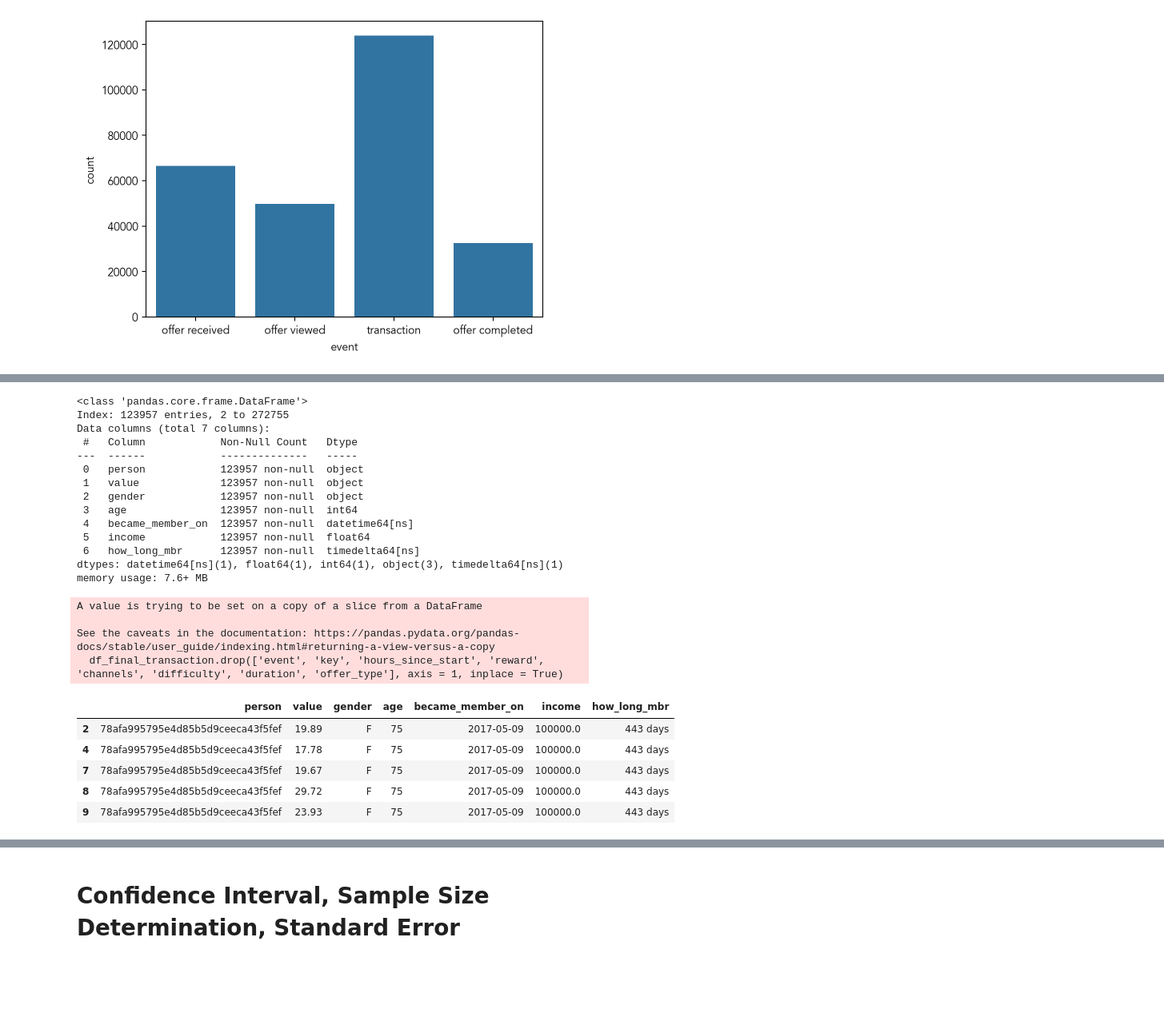
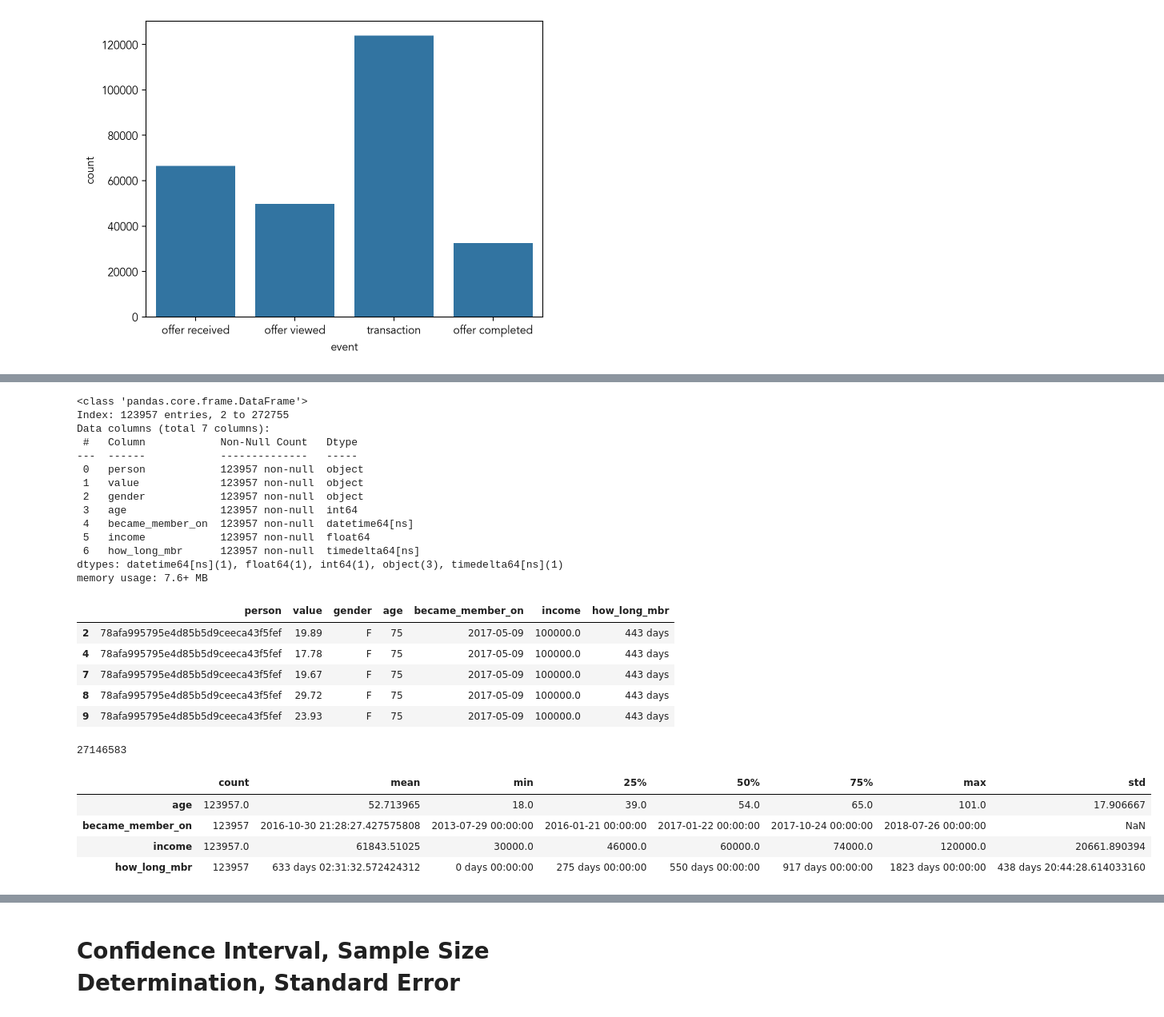
Before and after one commit to gyjong/workplace, a Jupyter notebook: quest_0202/0202_quest_sb.ipynb, the cells around one changed output, grey strips where cells are left out. Shown at 80% size. Drawn from its saved outputs; the diff is of its cells as text; code cells hidden in the pictures; blank space fills up the shorter version.

```diff
--- a/quest_0202/0202_quest_sb.ipynb
+++ b/quest_0202/0202_quest_sb.ipynb
@@ -573,6 +728,6 @@ sns.countplot(data = df_final, x = 'event')
 # %%
 df_final_transaction = df_final[df_final['event'] == 'transaction']
-df_final_transaction.drop(['event', 'key', 'hours_since_start', 'reward', 'channels', 'difficulty', 'duration', 'offer_type'], axis = 1, inplace = True)
+df_final_transaction = df_final_transaction.drop(['event', 'key', 'hours_since_start', 'reward', 'channels', 'difficulty', 'duration', 'offer_type'], axis = 1)
 df_final_transaction.info()
 df_final_transaction.head()
 # %% [output]
@@ -590,13 +745,26 @@ Data columns (total 7 columns):
  6   how_long_mbr      123957 non-null  timedelta64[ns]
 dtypes: datetime64[ns](1), float64(1), int64(1), object(3), timedelta64[ns](1)
 memory usage: 7.6+ MB
-A value is trying to be set on a copy of a slice from a DataFrame
-
-See the caveats in the documentation: https://pandas.pydata.org/pandas-docs/stable/user_guide/indexing.html#returning-a-view-versus-a-copy
-  df_final_transaction.drop(['event', 'key', 'hours_since_start', 'reward', 'channels', 'difficulty', 'duration', 'offer_type'], axis = 1, inplace = True)
 |  | person | value | gender | age | became_member_on | income | how_long_mbr |
 | 2 | 78afa995795e4d85b5d9ceeca43f5fef | 19.89 | F | 75 | 2017-05-09 | 100000.0 | 443 days |
 | 4 | 78afa995795e4d85b5d9ceeca43f5fef | 17.78 | F | 75 | 2017-05-09 | 100000.0 | 443 days |
 | 7 | 78afa995795e4d85b5d9ceeca43f5fef | 19.67 | F | 75 | 2017-05-09 | 100000.0 | 443 days |
 | 8 | 78afa995795e4d85b5d9ceeca43f5fef | 29.72 | F | 75 | 2017-05-09 | 100000.0 | 443 days |
 | 9 | 78afa995795e4d85b5d9ceeca43f5fef | 23.93 | F | 75 | 2017-05-09 | 100000.0 | 443 days |
+# %%
+(df_final_transaction
+    .memory_usage(deep = True)
+    .sum()
+)
+# %% [output]
+27146583
+# %%
+(df_final_transaction
+    .describe()
+).T
+# %% [output]
+|  | count | mean | min | 25% | 50% | 75% | max | std |
+| age | 123957.0 | 52.713965 | 18.0 | 39.0 | 54.0 | 65.0 | 101.0 | 17.906667 |
+| became_member_on | 123957 | 2016-10-30 21:28:27.427575808 | 2013-07-29 00:00:00 | 2016-01-21 00:00:00 | 2017-01-22 00:00:00 | 2017-10-24 00:00:00 | 2018-07-26 00:00:00 | NaN |
+| income | 123957.0 | 61843.51025 | 30000.0 | 46000.0 | 60000.0 | 74000.0 | 120000.0 | 20661.890394 |
+| how_long_mbr | 123957 | 633 days 02:31:32.572424312 | 0 days 00:00:00 | 275 days 00:00:00 | 550 days 00:00:00 | 917 days 00:00:00 | 1823 days 00:00:00 | 438 days 20:44:28.614033160 |
```
Also changed, not shown: parts of 73 cells of this notebook.
